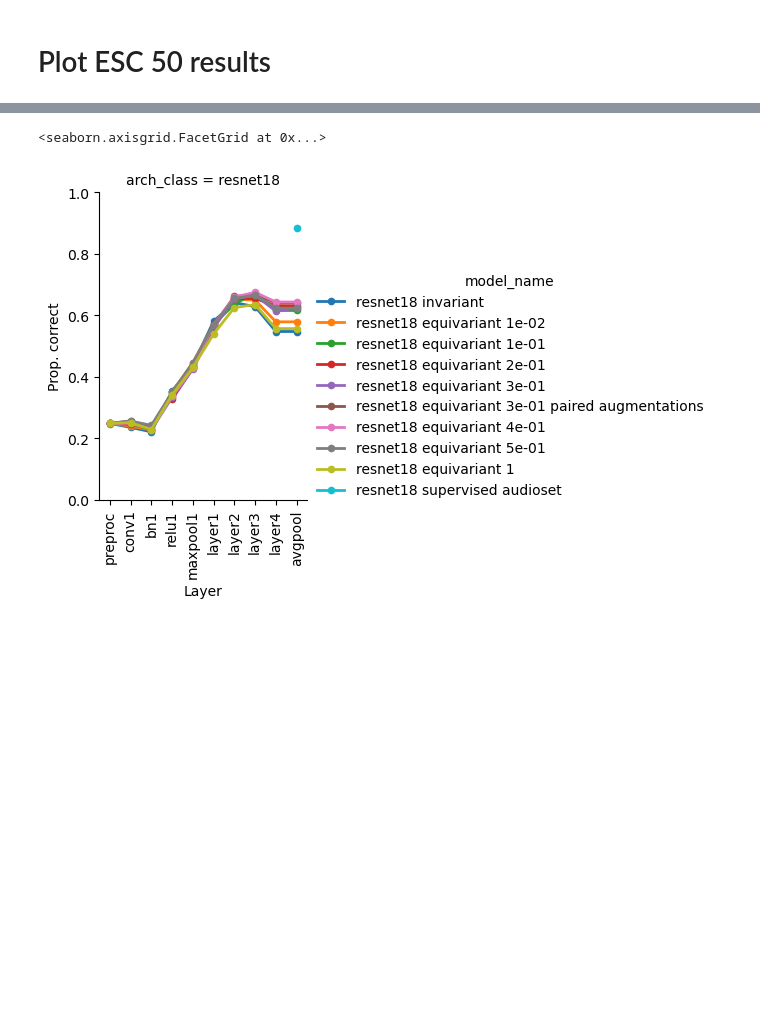
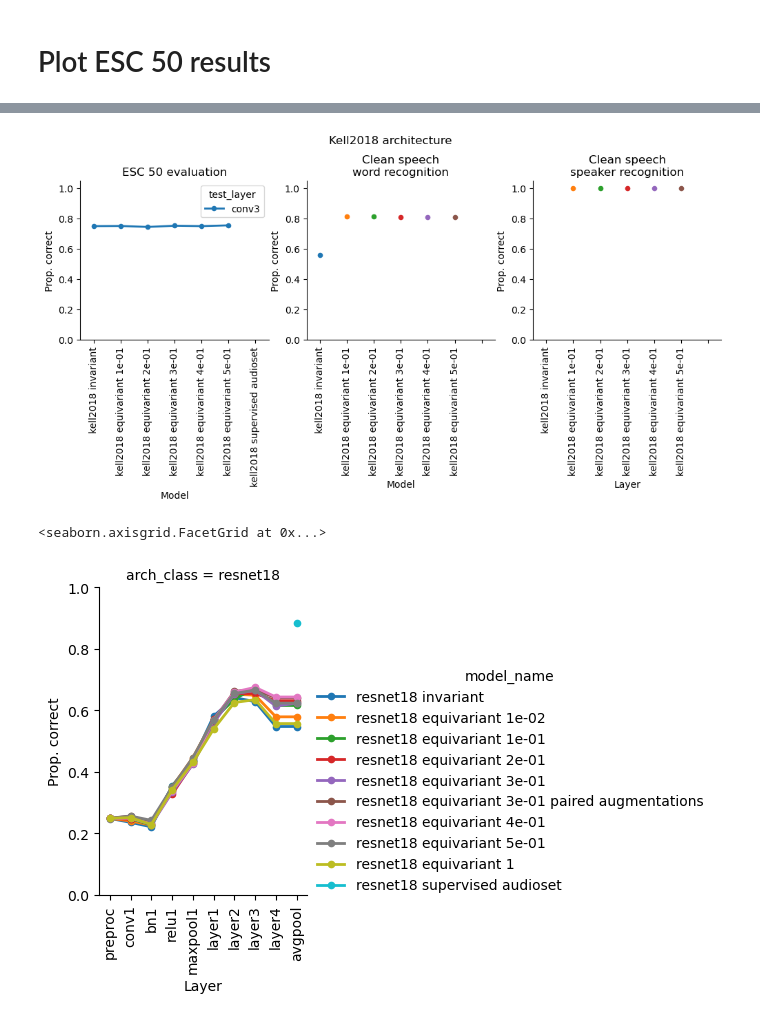
Before and after one commit to Feather-Lab/audio-ssl, a Jupyter notebook: notebooks/summarize_invar_v_equivar.ipynb, the cells around one changed output, grey strips where cells are left out. Saved outputs shown, nothing was run; the diff lists cells and outputs as text; code cells hidden in the pictures; blank space fills up the shorter version.

```diff
--- a/notebooks/summarize_invar_v_equivar.ipynb
+++ b/notebooks/summarize_invar_v_equivar.ipynb
@@ -282,0 +282,85 @@ g.set(ylim=(0, 1), ylabel='Prop. correct', xlabel='Layer')
+# %%
+hue_order = [
+              'kell2018 invariant',
+              'kell2018 equivariant 1e-01',
+              'kell2018 equivariant 2e-01',
+              'kell2018 equivariant 3e-01',
+              'kell2018 equivariant 4e-01',
+              'kell2018 equivariant 5e-01',
+              'kell2018 supervised audioset']
+
+test_layer = 'relu2'
+
+# hue_dict = {}
+# hue_dict['kell2018 invariant '] = 'k'
+# hue_dict['kell2018 supervised audioset '] = 'tab:orange'
+
+# equi_palette = sns.color_palette("crest", n_colors=len(hue_order[1:-1]))
+# equi_color_dict = dict(zip(hue_order[1:-1], equi_palette))
+
+# hue_dict = {**hue_dict, **equi_color_dict}
+
+esc_50_to_plot = df[(df.arch_class == 'kell2018') & (~df.overall_acc.isna())]
+
+esc_50_to_plot = esc_50_to_plot.sort_values('overall_acc', ascending=False).drop_duplicates('model_name')
+
+# esc_50_to_plot = esc_50_to_plot.loc[esc_50_to_plot['test_layer'].map({k: i for i, k in enumerate(kell2018_layer_order)}) \
+#                 .sort_values().index]
+
+fig, axes = plt.subplots(1,3, figsize=(12,3))
+
+g = sns.pointplot(data=esc_50_to_plot,
+                order=hue_order,
+                 x='model_name', y='overall_acc', #col='arch_class',
+                  hue="test_layer",
+                # palette=hue_dict,
+                # hue_order=hue_order,
+                ax = axes[0],
+                #  height=4,
+                 lw=2, ms=4)
+g.set_xticklabels(hue_order, rotation=90)
+g.set(ylim=(0, 1.05), title="ESC 50 evaluation", ylabel='Prop. correct', xlabel='Model')
+
+word_to_plot = df[(df.arch_class == 'kell2018') & (df.test_layer==test_layer) & (~df.word_top1_mean.isna())].dropna(axis=1).copy().reset_index(drop=True)
+
+g = sns.pointplot(data=word_to_plot,
+                order=hue_order,
+                x='model_name', y='word_top1_mean',
+                hue="model_name",
+                # palette=hue_dict,
+                hue_order=hue_order,
+                ax=axes[1],
+                lw=2, ms=4)
+g.set_xticklabels(labels=hue_order[:-1], rotation=90)
+g.set(ylim=(0, 1.05), title="Clean speech\nword recognition", ylabel='Prop. correct', xlabel='Model')
+
+speaker_to_plot = df[(df.arch_class == 'kell2018') & (df.test_layer==test_layer) & (~df.speaker_top1_mean.isna())].dropna(axis=1).copy().reset_index(drop=True)
+g = sns.pointplot(data=speaker_to_plot,
+                order=hue_order,
+                x='model_name', y='speaker_top1_mean',
+                hue="model_name",
+                # palette=hue_dict,
+                hue_order=hue_order,
+                ax=axes[2],
+
+                lw=2, ms=4)
+g.set_xticklabels(labels=hue_order[:-1], rotation=90)
+g.set(ylim=(0, 1.05), title="Clean speech\nspeaker recognition", ylabel='Prop. correct', xlabel='Layer')
+sns.despine()
+# word_to_plot = df[(df.arch_class == 'kell2018') & (df.test_layer==test_layer) & (~df.word_top5_mean.isna())].dropna(axis=1).copy().reset_index(drop=True)
+# g = sns.pointplot(data=word_to_plot,
+#                 order=hue_order,
+#                 x='model_name', y='word_top5_mean',
+#                 hue="model_name",
+#                 # palette=hue_dict,
+#                 hue_order=hue_order,
+#                 ax=axes[2],
+
+#                 lw=2, ms=4)
+# g.set_xticklabels(labels=hue_order[:-1], rotation=90)
+# g.set(ylim=(0, 1), ylabel='Word top-5 prop. correct', xlabel='Layer')
+# plt.tight_layout()
+
+# axes[0].legend(frameon=False, fontsize=7, ncol=1,)
+plt.suptitle("Kell2018 architecture", y=1.1)
+# %% [output]
@@ -283,3 +368,4 @@ g.set(ylim=(0, 1), ylabel='Prop. correct', xlabel='Layer')
+[figure, added]
 # %%
 hue_order = [
               'resnet18 invariant',
```
Also changed, not shown: parts of 9 cells of this notebook, 5 other files.
